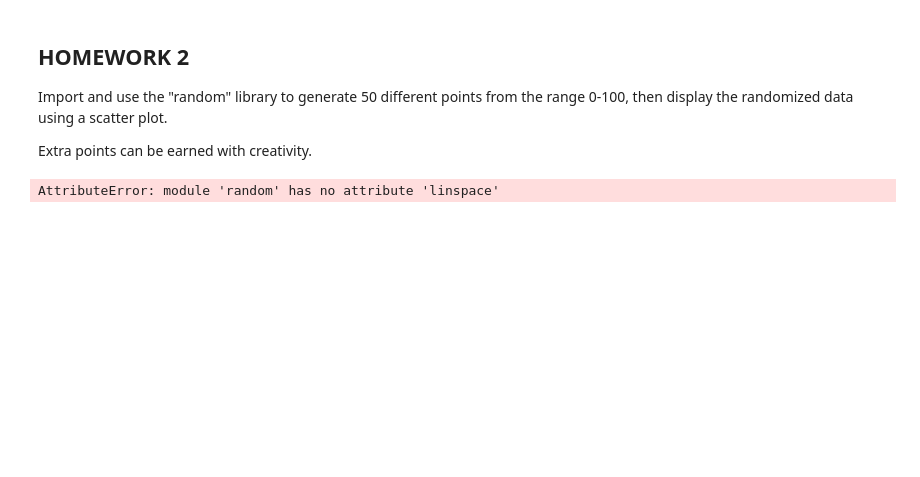
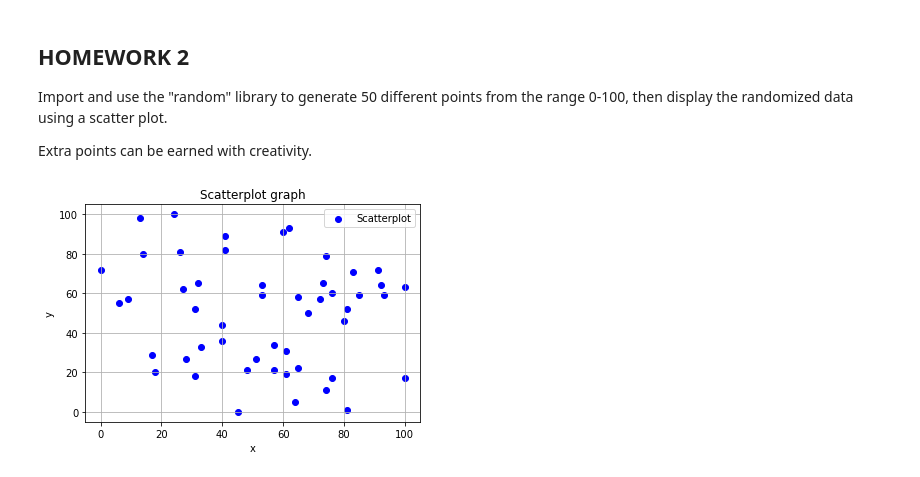
Before and after one commit to sumedhaKl/student-2, a Jupyter notebook: _posts/2023-10-26-Python-Libraries.ipynb, the cells around one changed output. Drawn from its saved outputs; the diff is of its cells as text; code cells hidden in the pictures; blank space fills up the shorter version.

```diff
--- a/_posts/2023-10-26-Python-Libraries.ipynb
+++ b/_posts/2023-10-26-Python-Libraries.ipynb
@@ -303,25 +358,20 @@ import
 Import and use the "random" library to generate 50 different points from the range 0-100, then display the randomized data using a scatter plot.
 
 Extra points can be earned with creativity.
-# %%
-# your code here
-import random
-import matplotlib.pyplot as plt
-
-# Generate sample data with NumPy
-x = random.linspace(0, 2, 100)
-# Create an array of values from 0 to 2*pi
-# 100 is included to have 100 points distributed between 0 and 2π to make graph smoother
-y = np.sin(x)
-# Compute the sine of each value
-
-# Create a simple line plot using Matplotlib
-plt.plot(x, y, label='Sine Function', color='blue', linestyle='-')  # Create the plot
-plt.title('Sine Function')  # Set the title
-plt.xlabel('x')  # Label for the x-axis
-plt.ylabel('sin(x)')  # Label for the y-axis
-plt.grid(True)  # Display a grid
-plt.legend()  # Show the legend
-plt.show()  # Display the plot
-# %% [output]
-AttributeError: module 'random' has no attribute 'linspace'
+# %%
+# your code here
+import random
+import matplotlib.pyplot as plt
+
+x = [random.randint(0,100) for _ in range(50)]
+y = [random.randint(0,100) for _ in range(50)]
+
+plt.scatter(x, y, label='Scatterplot', color='blue', linestyle='-')
+plt.title('Scatterplot graph')
+plt.xlabel('x')
+plt.ylabel('y')
+plt.grid(True)
+plt.legend()
+plt.show()
+# %% [output]
+[figure, added]
```
Also changed, not shown: parts of 2 cells of this notebook.
